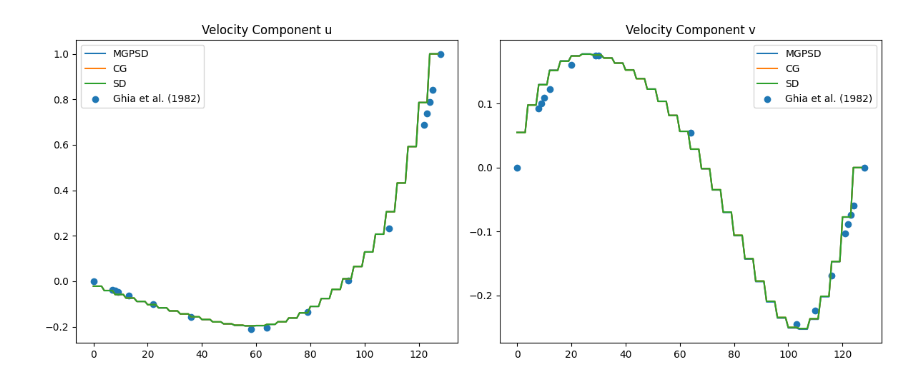
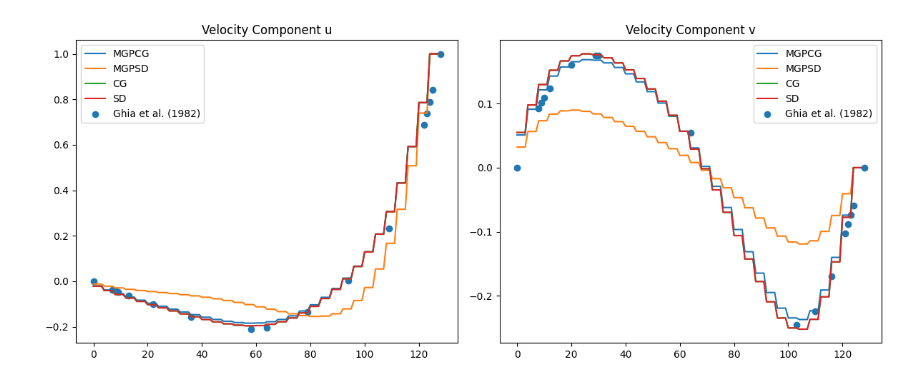
Before and after one commit to glaand/bachelor-thesis, a Jupyter notebook: simple_benchmark.ipynb, the cells around one changed output. Drawn from its saved outputs; the diff is of its cells as text; code cells hidden in the pictures.

```diff
--- a/simple_benchmark.ipynb
+++ b/simple_benchmark.ipynb
@@ -202,6 +206,8 @@ reference_uy_RE_100 = {
     0: 0.00000
 }
 
+u_mgpgc = np.loadtxt("experiments/2d/mgpcg/u.dat")
+v_mgpgc = np.loadtxt("experiments/2d/mgpcg/v.dat")
 u_mgpsd = np.loadtxt("experiments/2d/mgpsd/u.dat")
 v_mgpsd = np.loadtxt("experiments/2d/mgpsd/v.dat")
 u_cg = np.loadtxt("experiments/2d/conjugate_gradient/u.dat")
@@ -209,6 +215,8 @@ v_cg = np.loadtxt("experiments/2d/conjugate_gradient/v.dat")
 u_sd = np.loadtxt("experiments/2d/steepest_descent/u.dat")
 v_sd = np.loadtxt("experiments/2d/steepest_descent/v.dat")
 
+u_mgpgc = u_mgpgc[1:-1, 1:-1]
+v_mgpgc = v_mgpgc[1:-1, 1:-1]
 u_mgpsd = u_mgpsd[1:-1, 1:-1]
 v_mgpsd = v_mgpsd[1:-1, 1:-1]
 u_cg = u_cg[1:-1, 1:-1]
@@ -217,6 +225,8 @@ u_sd = u_sd[1:-1, 1:-1]
 v_sd = v_sd[1:-1, 1:-1]
 
 scale_factor = 4
+u_mgpgc = np.kron(u_mgpgc, np.ones((scale_factor, scale_factor)))
+v_mgpgc = np.kron(v_mgpgc, np.ones((scale_factor, scale_factor)))
 u_mgpsd = np.kron(u_mgpsd, np.ones((scale_factor, scale_factor)))
 v_mgpsd = np.kron(v_mgpsd, np.ones((scale_factor, scale_factor)))
 u_cg = np.kron(u_cg, np.ones((scale_factor, scale_factor)))
@@ -225,34 +235,38 @@ u_sd = np.kron(u_sd, np.ones((scale_factor, scale_factor)))
 v_sd = np.kron(v_sd, np.ones((scale_factor, scale_factor)))
 
 # plot u
+u_mgpgc = u_mgpgc[:, int(u_mgpgc.shape[1]/2)]
+v_mgpgc = v_mgpgc[int(v_mgpgc.shape[0]/2), :]
 u_mgpsd = u_mgpsd[:, int(u_mgpsd.shape[1]/2)]
 v_mgpsd = v_mgpsd[int(v_mgpsd.shape[0]/2), :]
 u_cg = u_cg[:, int(u_cg.shape[1]/2)]
 v_cg = v_cg[int(v_cg.shape[0]/2), :]
 u_sd = u_sd[:, int(u_sd.shape[1]/2)]
 v_sd = v_sd[int(v_sd.shape[0]/2), :]
 
 # Plotting
 fig, axes = plt.subplots(1, 2, figsize=(12, 5))  # Create a figure with 2 subplots side by side
 
 # Plot u and its reference
+axes[0].plot(u_mgpgc, label="MGPCG")
 axes[0].plot(u_mgpsd, label="MGPSD")
 axes[0].plot(u_cg, label="CG")
 axes[0].plot(u_sd, label="SD")
 axes[0].scatter(reference_ux_RE_100.keys(), reference_ux_RE_100.values(), label="Ghia et al. (1982)")
 axes[0].set_title("Velocity Component u")
 axes[0].legend()
 
 # Plot v and its reference
+axes[1].plot(v_mgpgc, label="MGPCG")
 axes[1].plot(v_mgpsd, label="MGPSD")
 axes[1].plot(v_cg, label="CG")
 axes[1].plot(v_sd, label="SD")
 # plot v_mid as scatter plot
 axes[1].scatter(reference_uy_RE_100.keys(), reference_uy_RE_100.values(), label="Ghia et al. (1982)")
 axes[1].set_title("Velocity Component v")
 axes[1].legend()
 
 plt.tight_layout()  # Adjust layout to prevent overlapping
 plt.show()
 # %% [output]
-[figure, old version]
+[figure, new version]
```
Also changed, not shown: parts of 6 cells of this notebook, 10 other files.
